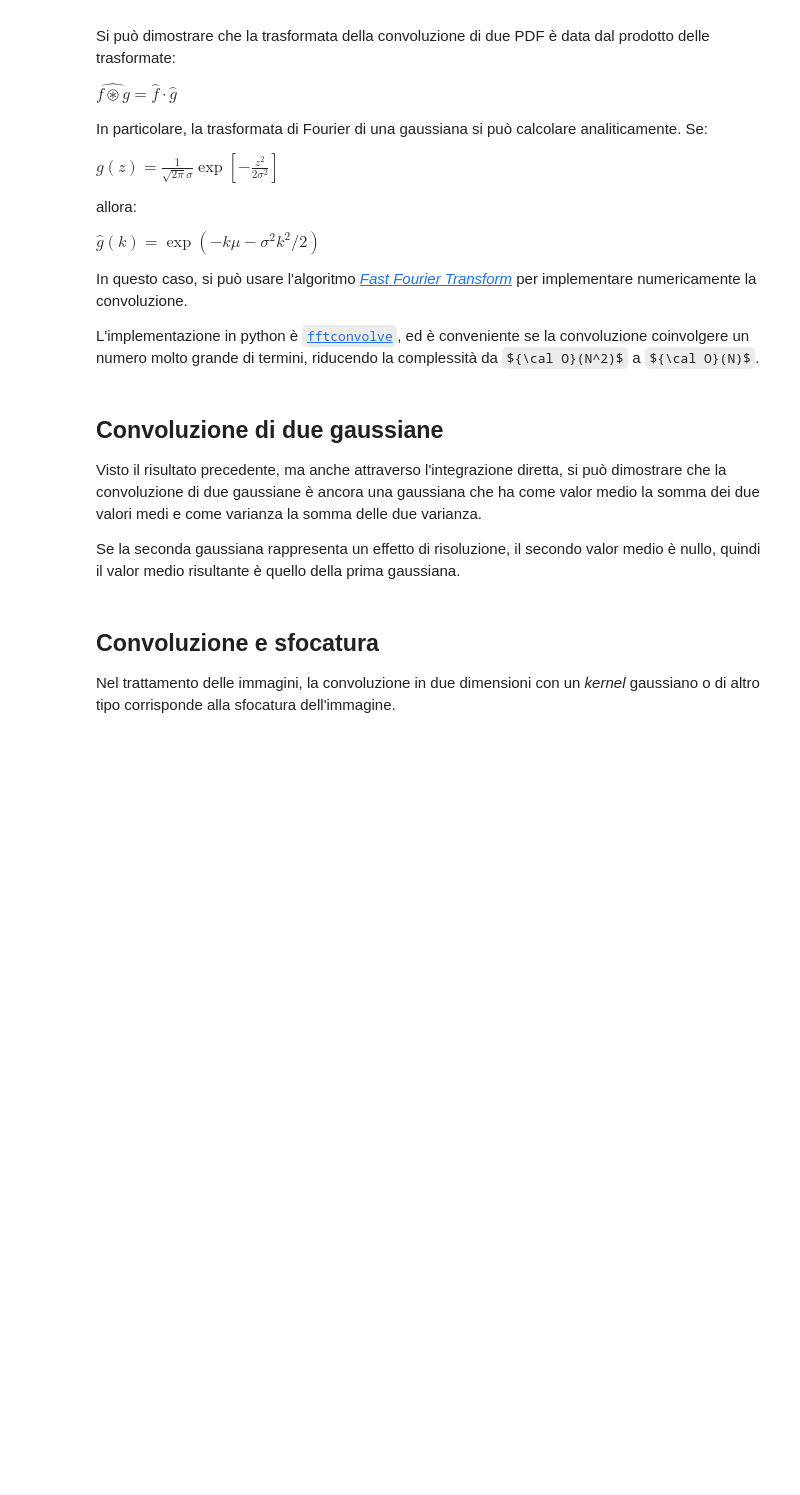
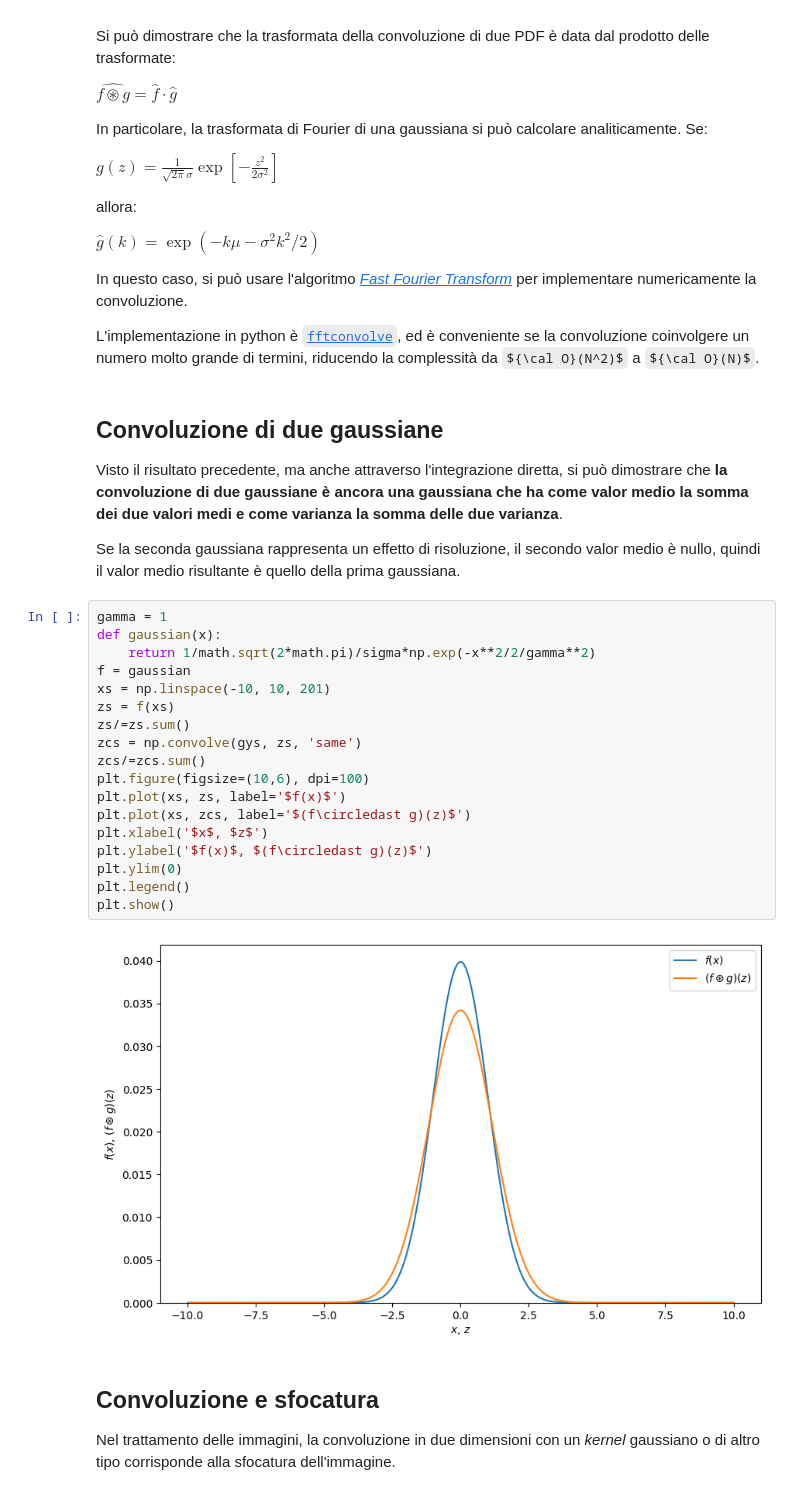
Before and after one commit to lucalista/analisi-dati-2025, a Jupyter notebook: 07.04.00__Convoluzione.ipynb, the cells around one changed output. Drawn from its saved outputs; the diff is of its cells as text; some formulas as TeX source; blank space fills up the shorter version.

```diff
--- a/07.04.00__Convoluzione.ipynb
+++ b/07.04.00__Convoluzione.ipynb
@@ -147,9 +147,29 @@
 # %% [markdown]
 ## Convoluzione di due gaussiane
 
-Visto il risultato precedente, ma anche attraverso l'integrazione diretta, si può dimostrare che la convoluzione di due gaussiane è ancora una gaussiana che ha come valor medio la somma dei due valori medi e come varianza la somma delle due varianza.
+Visto il risultato precedente, ma anche attraverso l'integrazione diretta, si può dimostrare che **la convoluzione di due gaussiane è ancora una gaussiana che ha come valor medio la somma dei due valori medi e come varianza la somma delle due varianza**.
 
 Se la seconda gaussiana rappresenta un effetto di risoluzione, il secondo valor medio è nullo, quindi il valor medio risultante è quello della prima gaussiana.
+# %%
+gamma = 1
+def gaussian(x):
+    return 1/math.sqrt(2*math.pi)/sigma*np.exp(-x**2/2/gamma**2)
+f = gaussian
+xs = np.linspace(-10, 10, 201)
+zs = f(xs)
+zs/=zs.sum()
+zcs = np.convolve(gys, zs, 'same')
+zcs/=zcs.sum()
+plt.figure(figsize=(10,6), dpi=100)
+plt.plot(xs, zs, label='$f(x)$')
+plt.plot(xs, zcs, label='$(f\circledast g)(z)$')
+plt.xlabel('$x$, $z$')
+plt.ylabel('$f(x)$, $(f\circledast g)(z)$')
+plt.ylim(0)
+plt.legend()
+plt.show()
+# %% [output]
+[figure, added]
 # %% [markdown]
 ## Convoluzione e sfocatura
 
```
Also changed, not shown: parts of 16 cells of this notebook, 3 other files.
